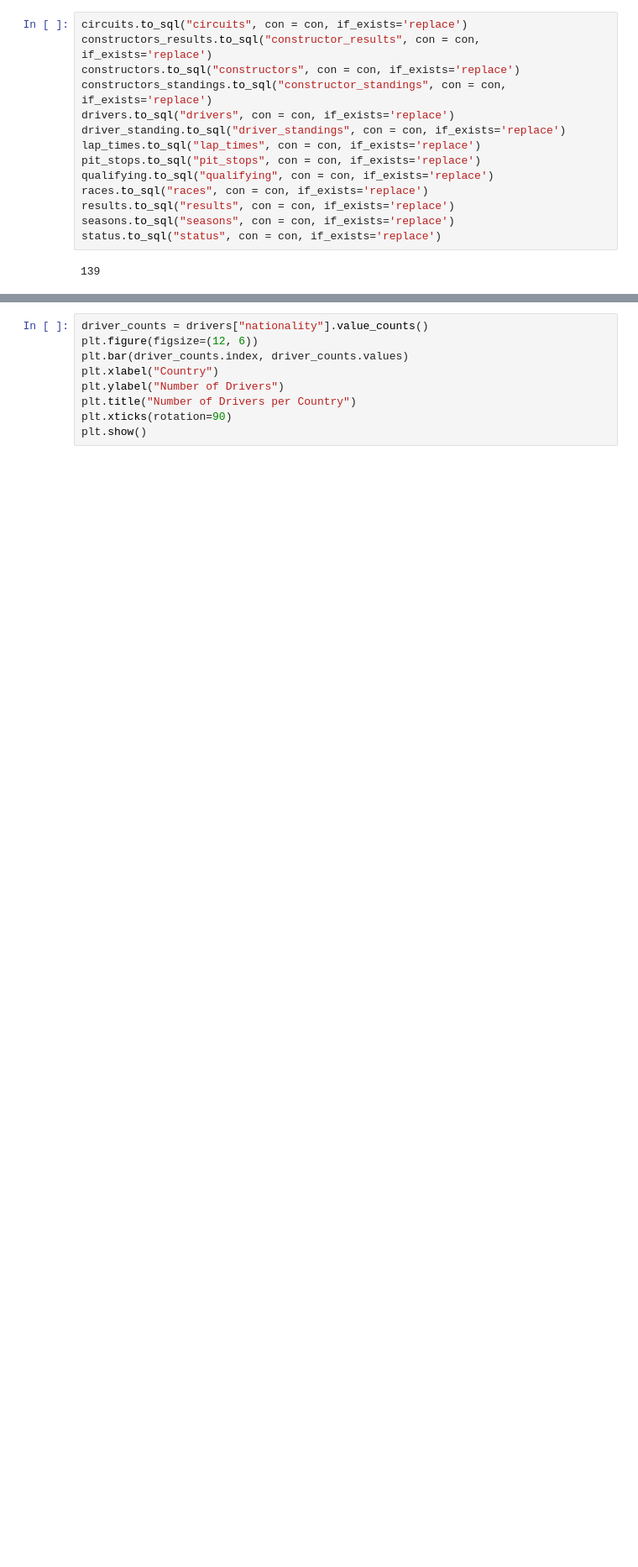
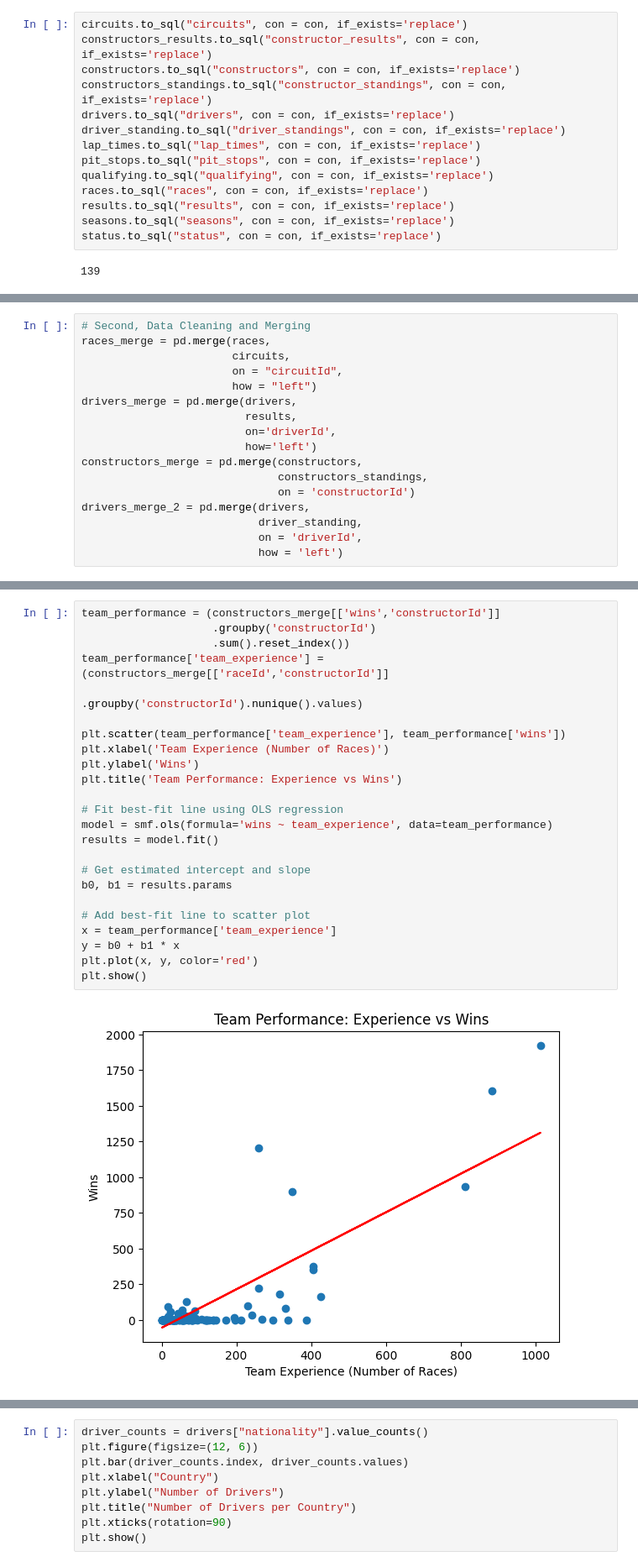
Before and after one commit to NateHu203/qtm151spring2023, a Jupyter notebook: final_project/final_project.ipynb, the cells around one changed output, grey strips where cells are left out. Shown at 84% size. Saved outputs shown, nothing was run; the diff lists cells and outputs as text; blank space fills up the shorter version.

```diff
--- a/final_project/final_project.ipynb
+++ b/final_project/final_project.ipynb
@@ -71,3 +74,20 @@ pd.read_sql(text("SELECT MAX(year) AS last_year, MIN(year) AS first_year \
 # %% [output]
 |  | last_year | first_year |
 | 0 | 2023 | 1950 |
+# %%
+# Second, Data Cleaning and Merging
+races_merge = pd.merge(races,
+                       circuits,
+                       on = "circuitId",
+                       how = "left")
+drivers_merge = pd.merge(drivers,
+                         results,
+                         on='driverId',
+                         how='left')
+constructors_merge = pd.merge(constructors,
+                              constructors_standings,
+                              on = 'constructorId')
+drivers_merge_2 = pd.merge(drivers,
+                           driver_standing,
+                           on = 'driverId',
+                           how = 'left')
@@ -73,0 +119,26 @@ pd.read_sql(text("SELECT MAX(year) AS last_year, MIN(year) AS first_year \
+# %%
+team_performance = (constructors_merge[['wins','constructorId']]
+                    .groupby('constructorId')
+                    .sum().reset_index())
+team_performance['team_experience'] = (constructors_merge[['raceId','constructorId']]
+                                       .groupby('constructorId').nunique().values)
+
+plt.scatter(team_performance['team_experience'], team_performance['wins'])
+plt.xlabel('Team Experience (Number of Races)')
+plt.ylabel('Wins')
+plt.title('Team Performance: Experience vs Wins')
+
+# Fit best-fit line using OLS regression
+model = smf.ols(formula='wins ~ team_experience', data=team_performance)
+results = model.fit()
+
+# Get estimated intercept and slope
+b0, b1 = results.params
+
+# Add best-fit line to scatter plot
+x = team_performance['team_experience']
+y = b0 + b1 * x
+plt.plot(x, y, color='red')
+plt.show()
+# %% [output]
+[figure, added]
```
Also changed, not shown: parts of 8 cells of this notebook.
